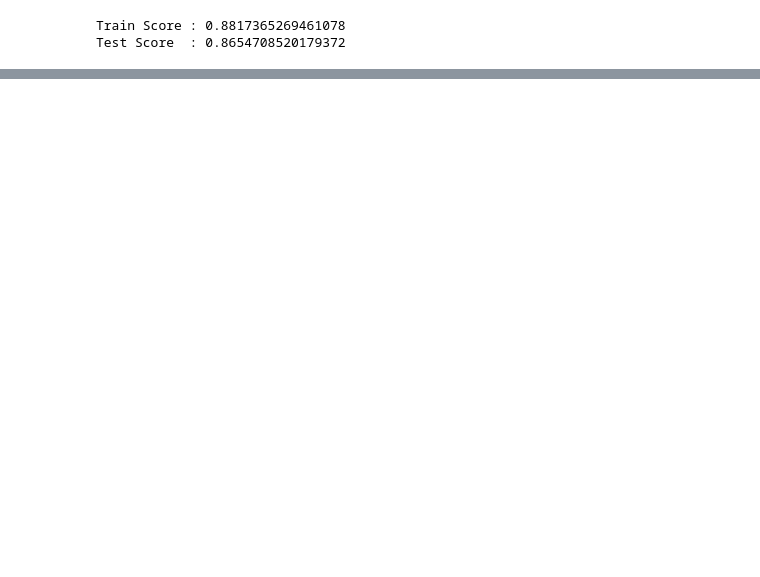
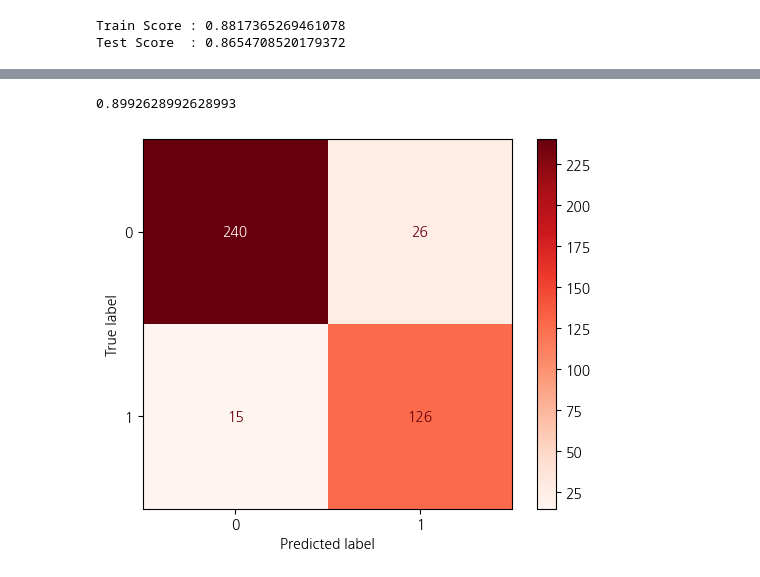
Before and after one commit to Hgracefield/TEAM3_Titanic, a Jupyter notebook: Note/35.황민욱_타이타닉 데이터를 활용한 승선자의 생사여부 예측.ipynb, the cells around one changed output, grey strips where cells are left out. Saved outputs shown, nothing was run; the diff lists cells and outputs as text; code cells hidden in the pictures; blank space fills up the shorter version.

```diff
--- a/Note/35.황민욱_타이타닉 데이터를 활용한 승선자의 생사여부 예측.ipynb
+++ b/Note/35.황민욱_타이타닉 데이터를 활용한 승선자의 생사여부 예측.ipynb
@@ -1153,7 +1559,7 @@ dfdf.rename(
         'Fare1Group_(10, 30]':'Fare1Group2',
         'Fare1Group_(30, 50]':'Fare1Group3',
         'Fare1Group_(50, 100]':'Fare1Group4',
-        'Fare1Group_(100, 1000]':'Fare1Group5'
+        'Fare1Group_(100, 1000]':'Fare1Group5',
     },
     inplace=True
 )
@@ -1227,6 +1651,10 @@ xgb.fit(train_input, train_target)
 
 print("Train Score :", xgb.score(train_input,train_target))
 print("Test Score  :", xgb.score(test_input,test_target))
+
+pred2 = xgb.predict(test_input)
+
+pred_comp2 = xgb.predict(comp2)
 # %% [output]
 Train Score : 0.8817365269461078
 Test Score  : 0.8654708520179372
@@ -1246,0 +1679,3 @@ Test Score  : 0.8654708520179372
+# %%
+comp_result = pd.read_csv("../Data/competition_test_result.csv", index_col='PassengerId')
+comp_result['Survived']
@@ -1246,0 +1711,16 @@ Test Score  : 0.8654708520179372
+# %%
+comp_target = comp_result['Survived']
+# %%
+print(accuracy_score(comp_target, pred_comp2))
+# %% [output]
+0.8992628992628993
+# %%
+disp = metrics.ConfusionMatrixDisplay(
+    confusion_matrix=metrics.confusion_matrix(comp_target, pred_comp2),
+    display_labels=sorted(test_target.unique())
+)
+disp.plot(cmap=plt.cm.Reds)
+
+plt.show()
+# %% [output]
+[figure, added]
```
Also changed, not shown: parts of 65 cells of this notebook.
